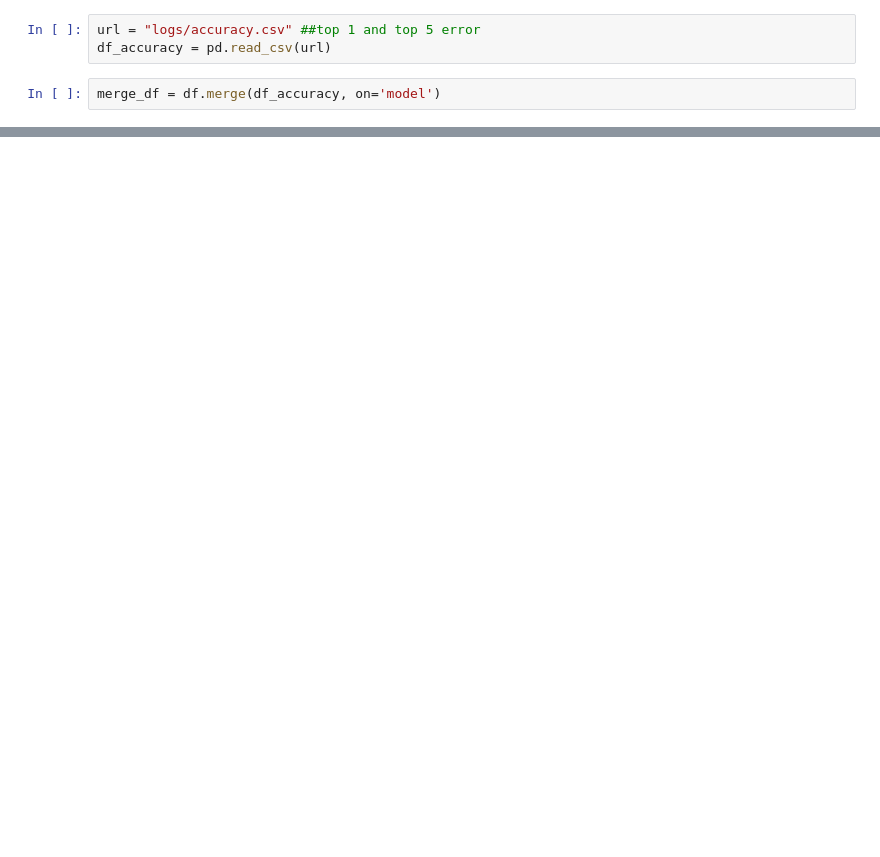
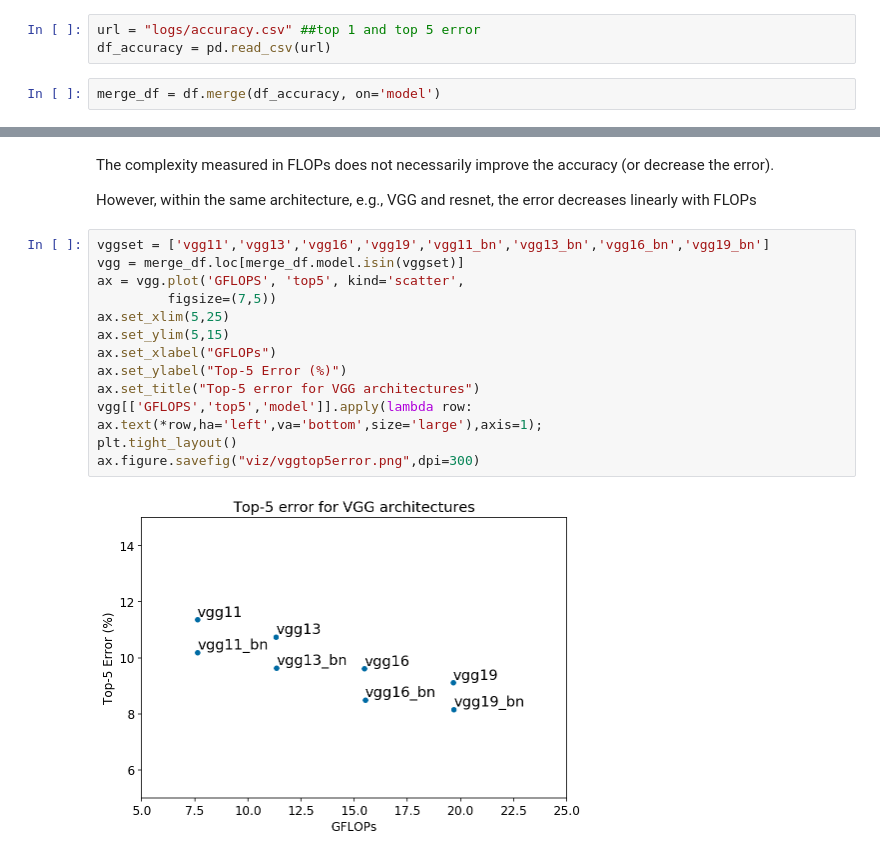
Before and after one commit to MScDissertation/model_hub, a Jupyter notebook: Vision models.ipynb, the cells around one changed output, grey strips where cells are left out. Saved outputs shown, nothing was run; the diff lists cells and outputs as text; blank space fills up the shorter version.

```diff
--- a/Vision models.ipynb
+++ b/Vision models.ipynb
@@ -91,0 +125,19 @@ merge_df[['GFLOPS','top1','model']].apply(lambda row: ax.text(*row),axis=1);
+# %% [markdown]
+The complexity measured in FLOPs does not necessarily improve the accuracy (or decrease the error).
+
+However, within the same architecture, e.g., VGG and resnet, the error decreases linearly with FLOPs
+# %%
+vggset = ['vgg11','vgg13','vgg16','vgg19','vgg11_bn','vgg13_bn','vgg16_bn','vgg19_bn']
+vgg = merge_df.loc[merge_df.model.isin(vggset)]
+ax = vgg.plot('GFLOPS', 'top5', kind='scatter',
+         figsize=(7,5))
+ax.set_xlim(5,25)
+ax.set_ylim(5,15)
+ax.set_xlabel("GFLOPs")
+ax.set_ylabel("Top-5 Error (%)")
+ax.set_title("Top-5 error for VGG architectures")
+vgg[['GFLOPS','top5','model']].apply(lambda row: ax.text(*row,ha='left',va='bottom',size='large'),axis=1);
+plt.tight_layout()
+ax.figure.savefig("viz/vggtop5error.png",dpi=300)
+# %% [output]
+[figure, added]
```
Also changed, not shown: parts of 8 cells of this notebook, 4 other files.
